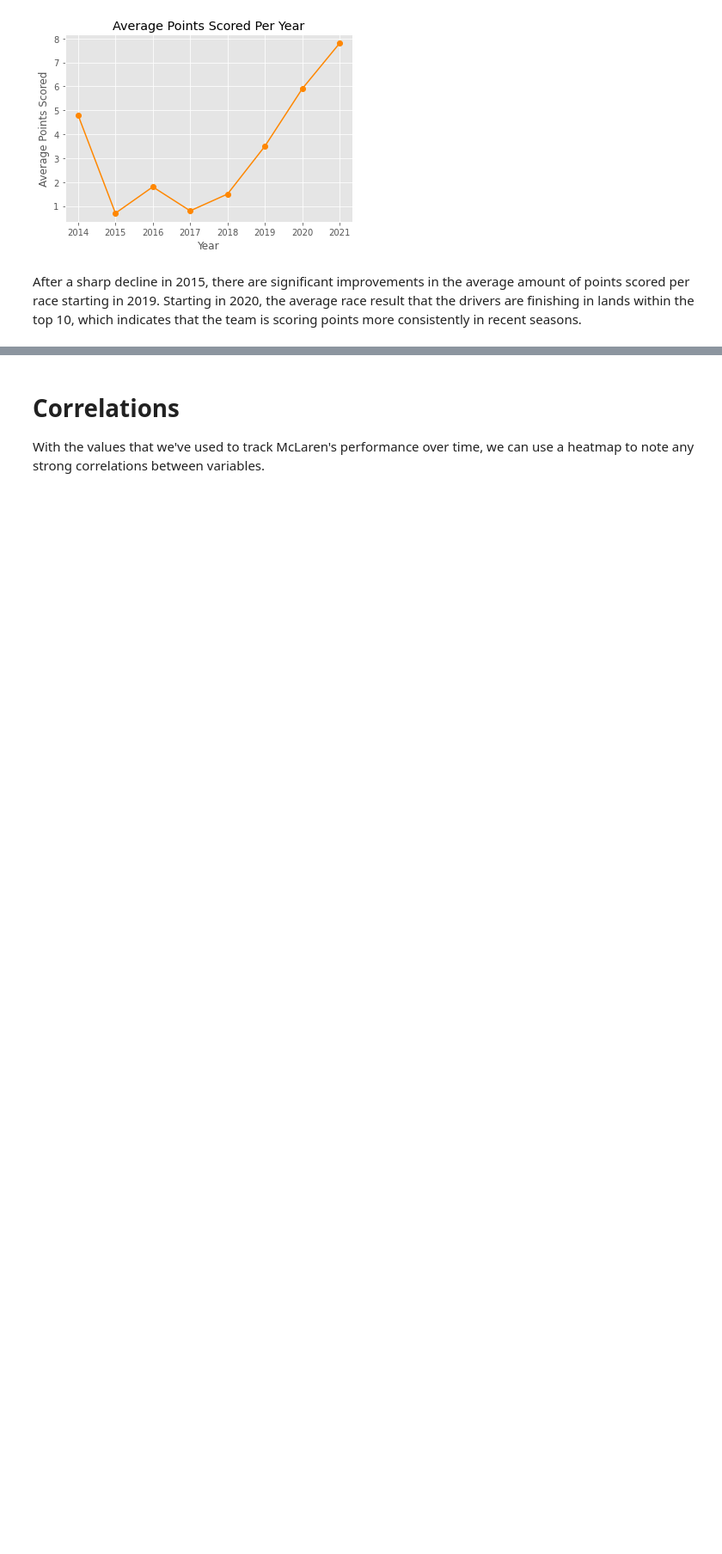
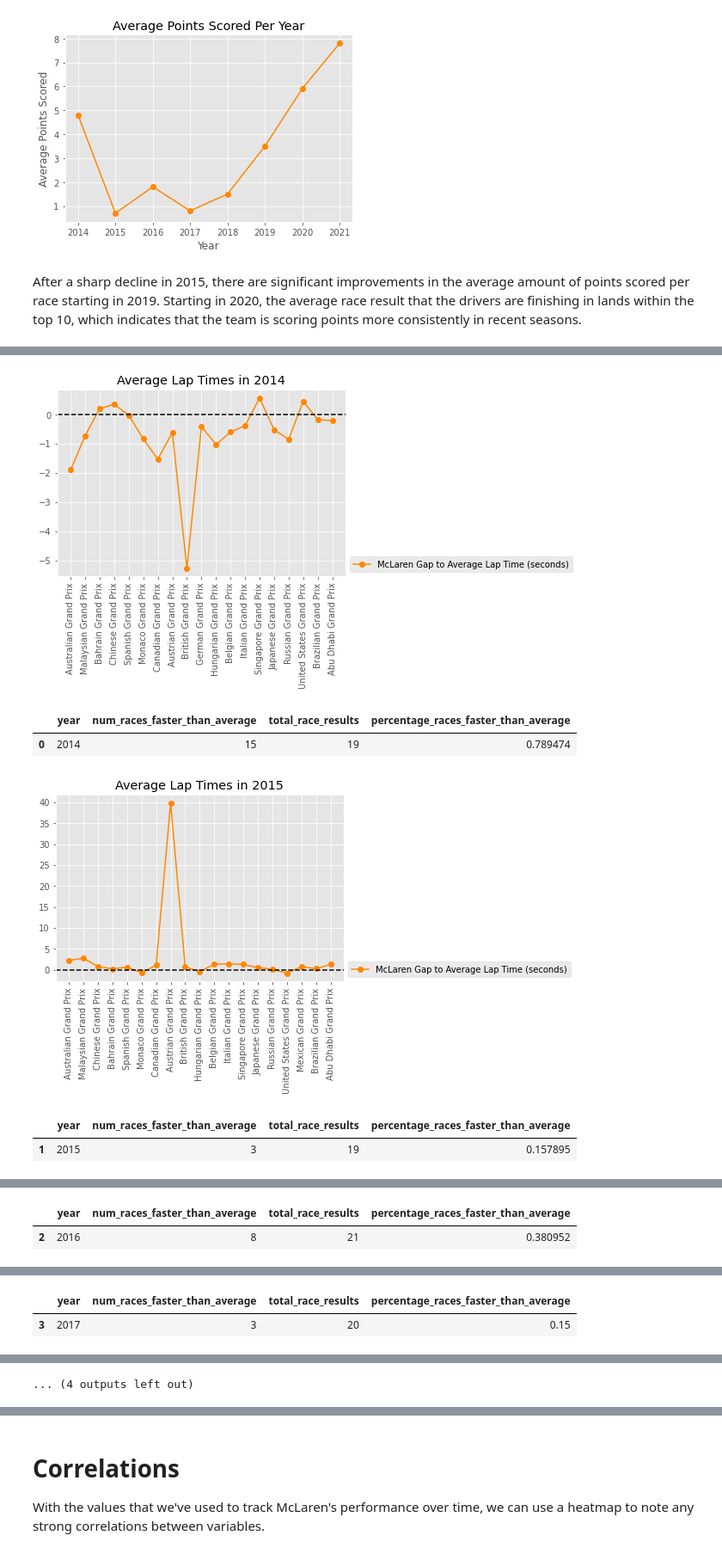
Before and after one commit to dannguyen216/f1-data-exploration, a Jupyter notebook: formula_one/mclaren_hybrid_era.ipynb, the cells around one changed output, grey strips where cells are left out. Shown at 86% size. Drawn from its saved outputs; the diff is of its cells as text; code cells hidden in the pictures; blank space fills up the shorter version.

Commit message:
DNFs and Average Lap Time
Added sections for the amount of McLaren DNFs and comparisons of the team's average lap times to the rest of the grid

```diff
--- a/formula_one/mclaren_hybrid_era.ipynb
+++ b/formula_one/mclaren_hybrid_era.ipynb
@@ -32,6 +32,8 @@ results = pd.read_csv('results.csv')
 races = pd.read_csv('races.csv')
 constructors = pd.read_csv('constructors.csv')
 constructor_standings = pd.read_csv('constructor_standings.csv')
+lap_times = pd.read_csv('lap_times.csv')
+status = pd.read_csv('status.csv')
 # %%
 # Displaying the top of each dataset we read in to verify that it looks correct
 
@@ -128,7 +150,7 @@ results_hybrid_era = races.merge(results, on='raceId')
 results_hybrid_era = results_hybrid_era[(results_hybrid_era["year"] >= 2014) & (results_hybrid_era["constructorId"] == 1)]
 
 # Dropping columns not being used
-results_hybrid_era.drop(columns={'circuitId', 'date', 'time_x', 'url', 'position',
+results_hybrid_era.drop(columns={'circuitId', 'date', 'time_x', 'url', #'position',
                         'positionText', 'time_y', 'milliseconds', 'fastestLap', 'fastestLapTime',
                         'fastestLapSpeed'}, inplace=True)
 
@@ -280,0 +439,16 @@ After a sharp decline in 2015, there are significant improvements in the average
+# %%
+mclaren_average_laps = hybrid_era_zscore[(hybrid_era_zscore['z-score'] <= 3) & (hybrid_era_zscore['constructorId'] == 1)]
+mclaren_average_laps = mclaren_average_laps.groupby('raceId')['milliseconds'].mean().reset_index()
+
+# mclaren_average_laps['milliseconds'] = pd.to_timedelta(mclaren_average_laps['milliseconds'], unit='milliseconds')
+mclaren_average_laps.rename(columns={'milliseconds': 'mclaren_average_lap_time'}, inplace=True)
+mclaren_average_laps = races[['raceId', 'year', 'name']].merge(mclaren_average_laps, on='raceId')
+
+lap_time_comparison = mclaren_average_laps.merge(hybrid_era_averages, on=['raceId', 'year', 'name'])
+lap_time_comparison['mclaren_gap_to_average_seconds'] = (lap_time_comparison['mclaren_average_lap_time'] - lap_time_comparison['average_lap_time_all_drivers']) / 1000
+lap_time_comparison['mclaren_gap_to_average_seconds'] = lap_time_comparison['mclaren_gap_to_average_seconds'].round(3)
+
+lap_time_comparison.sort_values(by='raceId', inplace=True)
+display(lap_time_comparison)
+
+# display(lap_time_comparison[lap_time_comparison['year'] == 2015])
@@ -280,0 +469,45 @@ After a sharp decline in 2015, there are significant improvements in the average
+# %%
+mclaren_count_faster_than_average = lap_time_comparison[lap_time_comparison['mclaren_gap_to_average_seconds'] < 0].groupby('year')['mclaren_gap_to_average_seconds'].count().reset_index()
+mclaren_count_faster_than_average.rename(columns={'mclaren_gap_to_average_seconds': 'num_races_faster_than_average'}, inplace=True)
+
+total_race_results = lap_time_comparison.groupby('year')['mclaren_gap_to_average_seconds'].count().reset_index()
+total_race_results.rename(columns={'mclaren_gap_to_average_seconds': 'total_race_results'}, inplace=True)
+
+mclaren_count_faster_than_average = mclaren_count_faster_than_average.merge(total_race_results, on='year')
+
+mclaren_count_faster_than_average['percentage_races_faster_than_average'] = mclaren_count_faster_than_average.apply(lambda x: x['num_races_faster_than_average'] / x['total_race_results'], axis=1)
+
+mclaren_count_faster_than_average['percentage_races_faster_than_average'] = mclaren_count_faster_than_average['percentage_races_faster_than_average'].round(3)
+
+#(mclaren_count_faster_than_average['num_races_faster_than_average'] / mclaren_count_faster_than_average['total_race_results'])
+# display(total_race_results)
+# display(mclaren_count_faster_than_average)
+
+for i in range(2014, 2022):
+        plt.figure()
+        plt.plot(lap_time_comparison[lap_time_comparison['year'] == i]['name'],
+                #lap_time_comparison[lap_time_comparison['year'] == i]['mclaren_average_lap_time'],
+                lap_time_comparison[lap_time_comparison['year'] == i]['mclaren_gap_to_average_seconds'],
+                'o-', color='#FF8700')
+
+        plt.axhline(y=0, color='black', linestyle='dashed')
+
+        plt.legend(['McLaren Gap to Average Lap Time (seconds)'], bbox_to_anchor=(1,0), loc='lower left')
+
+        #plt.fill_between(lap_time_comparison[lap_time_comparison['year'] == i]['name'],
+        #lap_time_comparison[lap_time_comparison['year'] == i]['mclaren_average_lap_time'],
+        #lap_time_comparison[lap_time_comparison['year'] == i]['average_lap_time_all_drivers'], color='grey')
+
+        plt.title('Average Lap Times in %d' % i)
+        plt.xticks(rotation=90)
+        #plt.autoscale(tight=True)
+        plt.show()
+
+        display(mclaren_count_faster_than_average[mclaren_count_faster_than_average['year'] == i])
+# %% [output]
+[figure, added]
+|  | year | num_races_faster_than_average | total_race_results | percentage_races_faster_than_average |
+| 0 | 2014 | 15 | 19 | 0.789474 |
+[figure, added]
+|  | year | num_races_faster_than_average | total_race_results | percentage_races_faster_than_average |
+| 1 | 2015 | 3 | 19 | 0.157895 |
@@ -280,0 +515,2 @@ After a sharp decline in 2015, there are significant improvements in the average
+|  | year | num_races_faster_than_average | total_race_results | percentage_races_faster_than_average |
+| 2 | 2016 | 8 | 21 | 0.380952 |
@@ -280,0 +518,2 @@ After a sharp decline in 2015, there are significant improvements in the average
+|  | year | num_races_faster_than_average | total_race_results | percentage_races_faster_than_average |
+| 3 | 2017 | 3 | 20 | 0.15 |
@@ -280,0 +526 @@ After a sharp decline in 2015, there are significant improvements in the average
+... (4 outputs left out)
```
Also changed, not shown: parts of 14 cells of this notebook.
